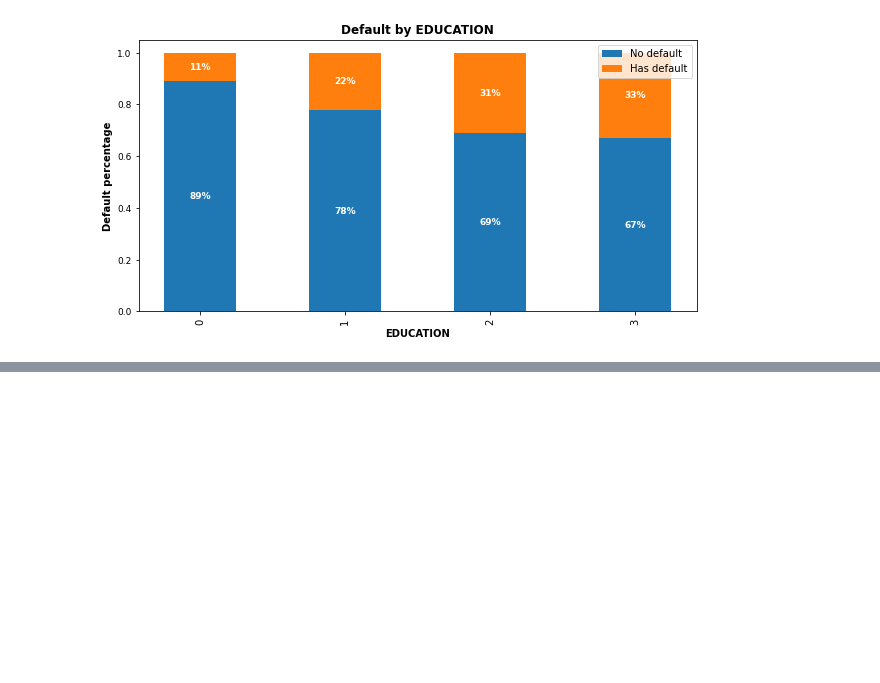
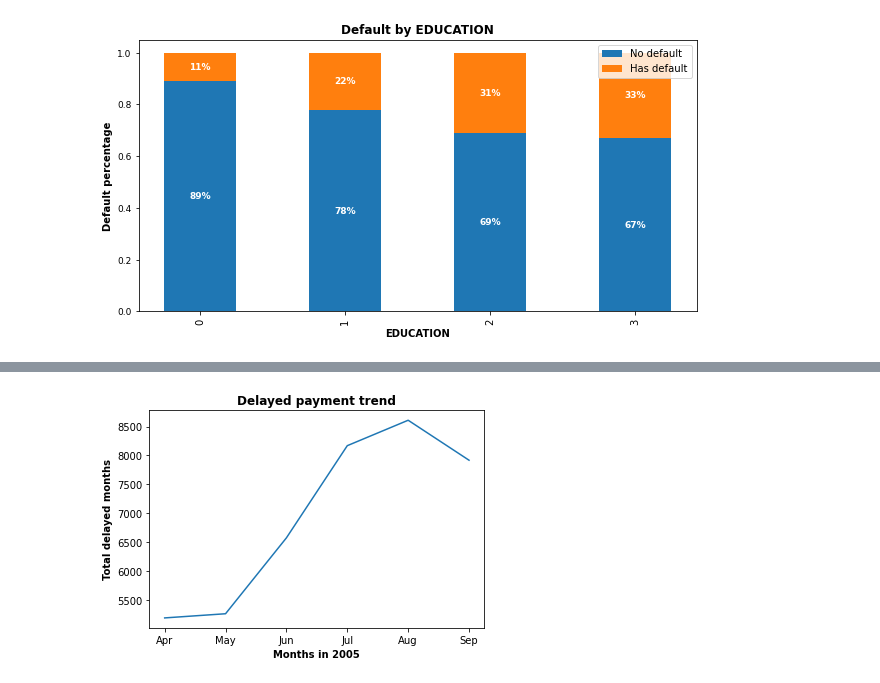
Before and after one commit to AnshRockstar/Credit-Card-Default-Analysis, a Jupyter notebook: Credit_Card_Default_Prediction_Capstone_Projectipynb.ipynb, the cells around one changed output, grey strips where cells are left out. Saved outputs shown, nothing was run; the diff lists cells and outputs as text; code cells hidden in the pictures; blank space fills up the shorter version.

```diff
--- a/Credit_Card_Default_Prediction_Capstone_Projectipynb.ipynb
+++ b/Credit_Card_Default_Prediction_Capstone_Projectipynb.ipynb
@@ -270,0 +309,17 @@ relationship_bar('EDUCATION')
+# %%
+has_default = df[df['HAS_DEF']== 1]
+
+default_trend = has_default[['PAY_6','PAY_5','PAY_4','PAY_3','PAY_2','PAY_1']].sum(axis=0)
+
+# Draw a line chart to show the trend. The lower the number, the shorter delayed payment
+fig,ax = plt.subplots()
+ax.plot(default_trend)
+plt.xticks(['PAY_6','PAY_5','PAY_4','PAY_3','PAY_2','PAY_1'],['Apr','May','Jun','Jul','Aug','Sep'])
+
+plt.xlabel('Months in 2005',fontweight='bold')
+plt.ylabel('Total delayed months',fontweight='bold')
+plt.title('Delayed payment trend',fontweight='bold')
+
+plt.show()
+# %% [output]
+[figure, added]
```
Also changed, not shown: parts of 2 cells of this notebook.
